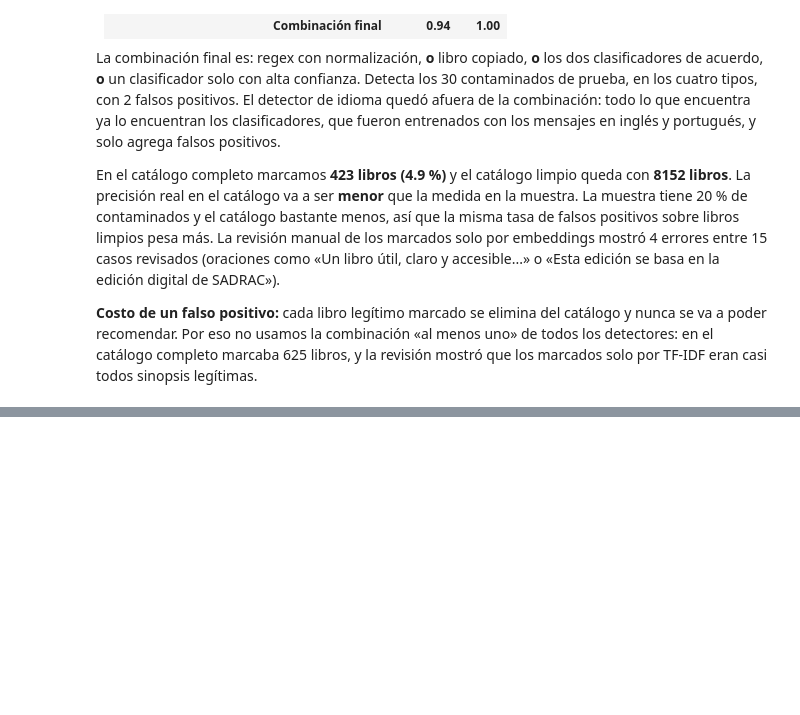
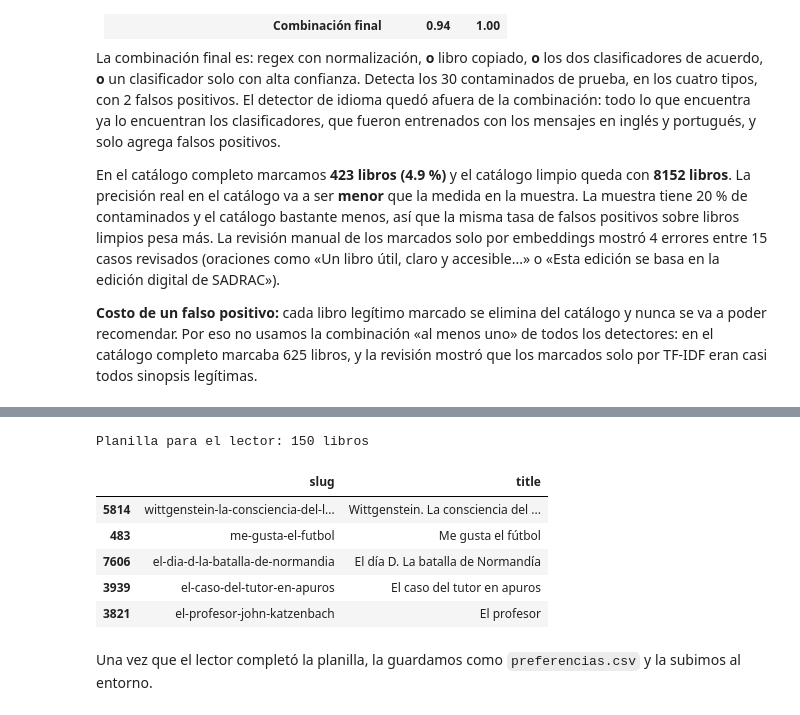
Before and after one commit to federicomaguirre/procesamiento-lenguaje-natural, a Jupyter notebook: tp3/TP3_marquardt_aguirre_venesia_zappala.ipynb, the cells around one changed output, grey strips where cells are left out. Saved outputs shown, nothing was run; the diff lists cells and outputs as text; code cells hidden in the pictures; blank space fills up the shorter version.

Commit message:
Registrar las valoraciones de Agustin como lector de referencia

```diff
--- a/tp3/TP3_marquardt_aguirre_venesia_zappala.ipynb
+++ b/tp3/TP3_marquardt_aguirre_venesia_zappala.ipynb
@@ -1193,0 +1200,19 @@ En el catálogo completo marcamos **423 libros (4.9 %)** y el catálogo limpio q
+# %%
+catalogo_limpio = pd.read_csv('catalogo_limpio.csv')
+orden = catalogo_limpio.sample(frac=1, random_state=42).copy()
+
+plantilla = orden[['slug', 'title', 'synopsis']].head(150).copy()
+plantilla['interes'] = ''
+plantilla.to_csv('preferencias_a_completar.csv', index=False)
+print(f"Planilla para el lector: {len(plantilla)} libros")
+display(plantilla[['slug', 'title']].head())
+# %% [output]
+Planilla para el lector: 150 libros
+|  | slug | title |
+| 5814 | wittgenstein-la-consciencia-del-l... | Wittgenstein. La consciencia del ... |
+| 483 | me-gusta-el-futbol | Me gusta el fútbol |
+| 7606 | el-dia-d-la-batalla-de-normandia | El día D. La batalla de Normandía |
+| 3939 | el-caso-del-tutor-en-apuros | El caso del tutor en apuros |
+| 3821 | el-profesor-john-katzenbach | El profesor |
+# %% [markdown]
+Una vez que el lector completó la planilla, la guardamos como `preferencias.csv` y la subimos al entorno.
```
Also changed, not shown: parts of 2 cells of this notebook, 1 other file.
